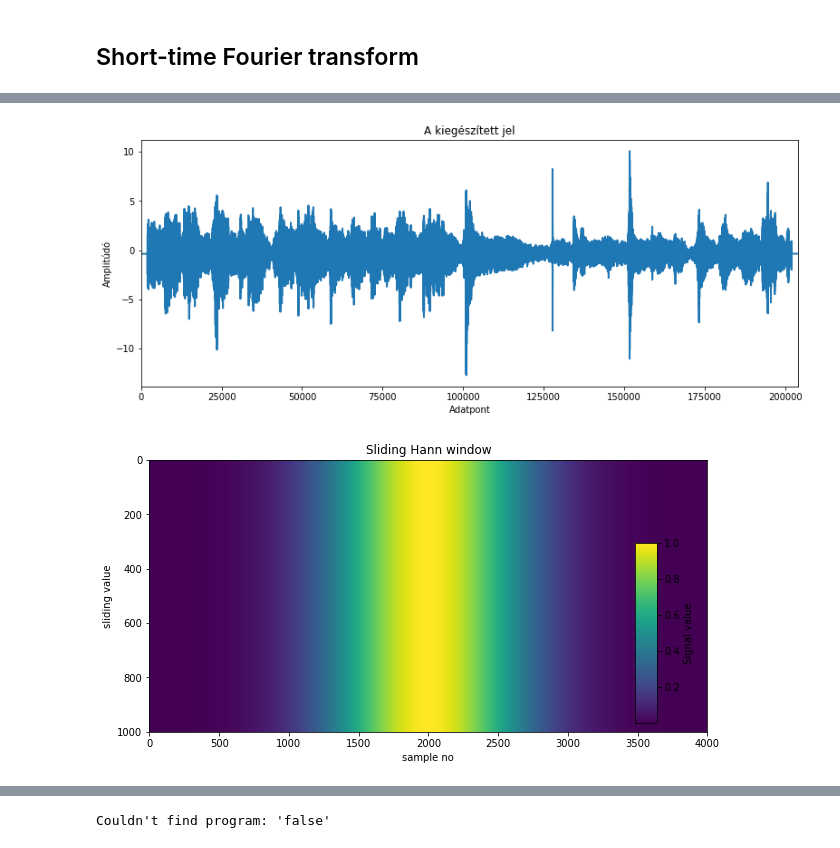
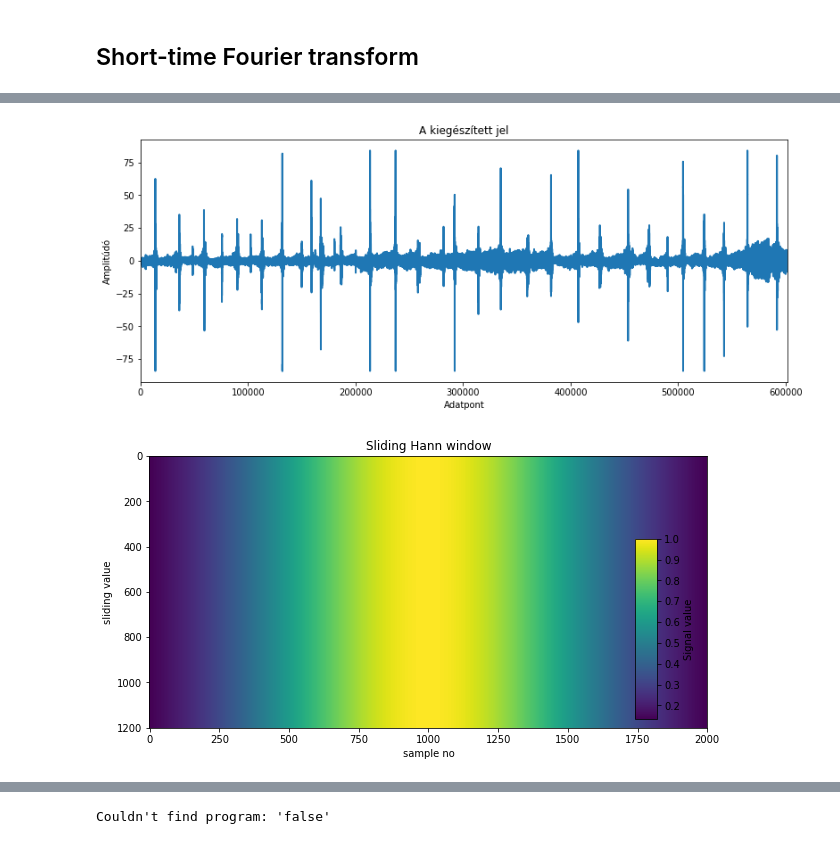
Before and after one commit to martonvavrik/fusion_research, a Jupyter notebook: waves.ipynb, the cells around one changed output, grey strips where cells are left out. Cells and saved outputs as stored; diff of their text form; code cells hidden in the pictures.

```diff
--- a/waves.ipynb
+++ b/waves.ipynb
@@ -71,7 +70,7 @@ Loaded: C:\Users\Marci\Documents\transientwaves\imputdata\in\AUGD_32326_085-095_
 
 shot_i=0
 #print(sav1)
-s=np.array(sav1['data'][shot_i])#
+s=np.array(sav1['data'])#[shot_i]
 x=np.array(sav1['timeax'])
 #print("\n", sav1['channels'])
 print("\n", s)
@@ -93,6 +92,8 @@ print("\n",shot)
 # %%
 #%%script false
-f=0
+min_t=1.9
+max_t=2.2
+
 s = s.astype(float)
 x = x.astype(float)
 samples=s.size
@@ -102,6 +103,16 @@ nyquist=samples/2/t
 frangemax=nyquist#250000#
 xf=np.linspace(0.0, frangemax, frangemax*t+1)
 s_rate=x.size/t
+
+t=max_t-min_t
+min_x=int(s_rate*min_t)
+max_x=int(s_rate*max_t)
+samples=max_x-min_x
+
+x=x[min_x:max_x]
+s=s[min_x:max_x]
+
+print(max_t)
 print(nyquist)
 print(x.size)
 # %% [output]
@@ -289,10 +299,10 @@ Couldn't find program: 'false'
 ## Short-time Fourier transform
 # %%
 t0=time.time()
-hann_r = 2000 #1000
-d_win=200#random.randint(200,300)
-std=510 #150
-win_base = scipy.signal.gaussian(2*hann_r+1, std=std)#np.hanning(2*hann_r+1)
+win_r = 1000 #1000
+d_win=500#random.randint(200,300)
+std=500 #150
+win_base = scipy.signal.gaussian(2*win_r+1, std=std)#np.wining(2*win_r+1)
 
 plt.plot(win_base,".-")
 plt.title('Hann window')
@@ -300,23 +310,23 @@ plt.xlabel('sample no.')
 plt.ylabel('Hann value')
 #plt.show()
 
-z_padded_s = np.zeros (samples+2*hann_r)
+z_padded_s = np.zeros (samples+2*win_r)
 z_0=z_padded_s
-z_padded_s[hann_r:-hann_r] = s
-z_padded_s[0:hann_r]=np.average(z_padded_s[hann_r+1:2*hann_r])
-z_padded_s[-hann_r:]=np.average(z_padded_s[-2*hann_r:-hann_r-1])
-x_hann=np.linspace(0.0, t+(2*hann_r/s_rate), samples+2*hann_r)
+z_padded_s[win_r:-win_r] = s
+z_padded_s[0:win_r]=np.average(z_padded_s[win_r+1:2*win_r])
+z_padded_s[-win_r:]=np.average(z_padded_s[-2*win_r:-win_r-1])
+x_win=np.linspace(0.0, t+(2*win_r/s_rate), samples+2*win_r)
 
 plt.figure(figsize=(13,5))
-plt.plot(z_padded_s,"-",linewidth = 2)#x_hann,idő (s),max(x_hann)
-plt.xlim((0,samples+2*hann_r))
+plt.plot(z_padded_s,"-",linewidth = 2)#x_win,idő (s),max(x_win)
+plt.xlim((0,samples+2*win_r))
 plt.title('A kiegészített jel')
 plt.xlabel('Adatpont')
 plt.ylabel('Amplitúdó')
 plt.savefig('sxr2_p.pdf')
 #plt.show()
 
-win = np.zeros((int(samples/d_win+1), 2*hann_r+1))
+win = np.zeros((int(samples/d_win+1), 2*win_r+1))
 for i in range(int(samples/d_win+1)):
     win [i]=win_base
 
@@ -330,13 +340,14 @@ cax = plt.axes([0.8, 0.15, 0.03, 0.5])
 plt.colorbar(cax=cax).set_label('Signal value')
 #plt.show()
 
-z_win = np.zeros((int(samples/d_win+0.9), hann_r*2+1))
+z_win = np.zeros((int(samples/d_win+0.9), win_r*2+1))
 for i in range(int(samples/d_win+0.9)):
-    z_win[i] = win[i] * (z_padded_s [d_win*i:d_win*i+hann_r+hann_r+1]-np.average(z_padded_s [d_win*i:d_win*i+hann_r+hann_r+1]))
-    #z_win[i] = win[i] * (z_padded_s [d_win*i:d_win*i+hann_r+hann_r+1])
+    if i<1000001:
+        z_win[i] = win[i] * (z_padded_s [d_win*i:d_win*i+win_r+win_r+1]-np.average(z_padded_s [d_win*i:d_win*i+win_r+win_r+1]))
+    #z_win[i] = win[i] * (z_padded_s [d_win*i:d_win*i+win_r+win_r+1])
 
 plt.figure(figsize=(9,9))
-plt.imshow(z_win,aspect='auto',cmap='bwr')#, extent=(min(x)*s_rate/d_win,max(x)*s_rate/d_win,max(x)*s_rate,min(x)*s_rate)
+plt.imshow(z_win,aspect='auto',cmap='bwr')#, extent=(min_t*s_rate/d_win,max_t*s_rate/d_win,max_t*s_rate,min_t*s_rate)
 plt.title('Gauss ablak + eredeti jel')
 plt.xlabel('Adatpont')
 plt.ylabel('Ablak elcsúsztatása')
@@ -346,32 +357,15 @@ plt.colorbar(cax=cax).set_label('Amplitúdó')
 plt.savefig('z_win.pdf')
 #plt.show()
 
-z_win_fft = np.zeros((int(samples/d_win+0.9), hann_r*2+1))
+z_win_fft = np.zeros((int(samples/d_win+0.9), win_r*2+1))
 for i in range(int(samples/d_win+0.9)):
-    z_win_fft[i] = np.abs(scipy.fftpack.fft(z_win[i]))
+    if i % 1000 == 0:
+        print('a')
+    if i<1000001:
+        z_win_fft[i] = np.abs(scipy.fftpack.fft(z_win[i]))
 t1=time.time()
-
-
 
 print(z_win_fft.min()**2)
 print(z_win_fft.max()**2)
 print(std)
-
-stft_mins=[1.01695e-07,3.673117652986607e-07,1.38345e-06,8.39383910e-07,7.18778343e-07,
-           3.2706793e-07,2.588379900248037e-06,4.686041924024207e-06,2.41798e-06,
-           4.1317346e-07,5.222443153781323e-07,7.537558838312127e-08,6.549159109489878e-07,1.5261556529458865e-06,
-           4.686041924024207e-06,2.3985409915804117e-07,2.306638467597165e-06,3.1665114531379547e-07]
-stft_maxs=[619967,1136464,1632555,2095193,2860321,3617474,4114971,4507952,4815466,5056280,3237772,3778642,3880313,2517276,
-           4507952,3561414,3521555,3672362]
-win_stds=[100,150,200,250,350,500,600,700,800,900,420,530,550,301,700,490,480,510]
-
-plt.figure(figsize=(10,3.5))
-#plt.title('Az amplitúdó a maximum frekvenciaértékeknél, '+shot)#, AUGD 34924 J051-es szonda
-plt.plot(win_stds,stft_mins,'.',markersize=10)#,x,3*abs(np.sin(2*np.pi*x))+2,
-plt.grid(True)
-plt.ylabel('Amplitúdó')
-plt.xlabel('idő (s)')
-plt.yscale("log")
-#plt.savefig(shot+'_amp.pdf')
-plt.show()
 # %% [output]
@@ -382,2 +378,2 @@ plt.show()
-[figure, old version]
+[figure, new version]
-[figure, old version]
+[figure, new version]
```
Also changed, not shown: parts of 27 cells of this notebook.
